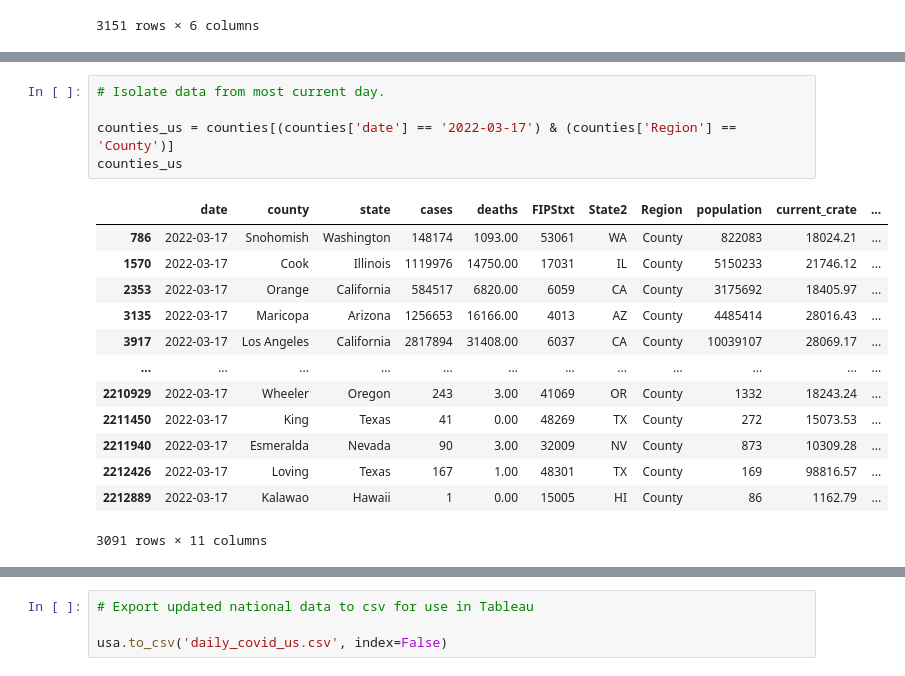
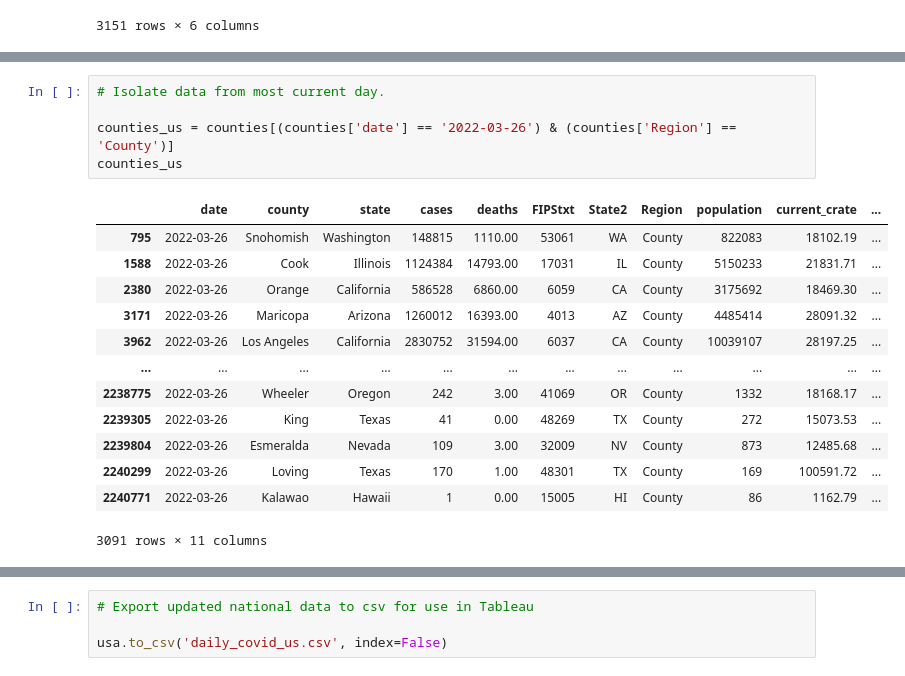
Before and after one commit to menlodoug/covid_crunching, a Jupyter notebook: pandas/COVID_USA.ipynb, the cells around one changed output, grey strips where cells are left out. Cells and saved outputs as stored; diff of their text form.

```diff
--- a/pandas/COVID_USA.ipynb
+++ b/pandas/COVID_USA.ipynb
@@ -94,21 +94,21 @@ counties
 # %%
 # Isolate data from most current day.
 
-counties_us = counties[(counties['date'] == '2022-03-17') & (counties['Region'] == 'County')]
+counties_us = counties[(counties['date'] == '2022-03-26') & (counties['Region'] == 'County')]
 counties_us
 # %% [output]
 |  | date | county | state | cases | deaths | FIPStxt | State2 | Region | population | current_crate | ... |
-| 786 | 2022-03-17 | Snohomish | Washington | 148174 | 1093.00 | 53061 | WA | County | 822083 | 18024.21 | ... |
-| 1570 | 2022-03-17 | Cook | Illinois | 1119976 | 14750.00 | 17031 | IL | County | 5150233 | 21746.12 | ... |
-| 2353 | 2022-03-17 | Orange | California | 584517 | 6820.00 | 6059 | CA | County | 3175692 | 18405.97 | ... |
-| 3135 | 2022-03-17 | Maricopa | Arizona | 1256653 | 16166.00 | 4013 | AZ | County | 4485414 | 28016.43 | ... |
-| 3917 | 2022-03-17 | Los Angeles | California | 2817894 | 31408.00 | 6037 | CA | County | 10039107 | 28069.17 | ... |
+| 795 | 2022-03-26 | Snohomish | Washington | 148815 | 1110.00 | 53061 | WA | County | 822083 | 18102.19 | ... |
+| 1588 | 2022-03-26 | Cook | Illinois | 1124384 | 14793.00 | 17031 | IL | County | 5150233 | 21831.71 | ... |
+| 2380 | 2022-03-26 | Orange | California | 586528 | 6860.00 | 6059 | CA | County | 3175692 | 18469.30 | ... |
+| 3171 | 2022-03-26 | Maricopa | Arizona | 1260012 | 16393.00 | 4013 | AZ | County | 4485414 | 28091.32 | ... |
+| 3962 | 2022-03-26 | Los Angeles | California | 2830752 | 31594.00 | 6037 | CA | County | 10039107 | 28197.25 | ... |
 | ... | ... | ... | ... | ... | ... | ... | ... | ... | ... | ... | ... |
-| 2210929 | 2022-03-17 | Wheeler | Oregon | 243 | 3.00 | 41069 | OR | County | 1332 | 18243.24 | ... |
-| 2211450 | 2022-03-17 | King | Texas | 41 | 0.00 | 48269 | TX | County | 272 | 15073.53 | ... |
-| 2211940 | 2022-03-17 | Esmeralda | Nevada | 90 | 3.00 | 32009 | NV | County | 873 | 10309.28 | ... |
-| 2212426 | 2022-03-17 | Loving | Texas | 167 | 1.00 | 48301 | TX | County | 169 | 98816.57 | ... |
-| 2212889 | 2022-03-17 | Kalawao | Hawaii | 1 | 0.00 | 15005 | HI | County | 86 | 1162.79 | ... |
+| 2238775 | 2022-03-26 | Wheeler | Oregon | 242 | 3.00 | 41069 | OR | County | 1332 | 18168.17 | ... |
+| 2239305 | 2022-03-26 | King | Texas | 41 | 0.00 | 48269 | TX | County | 272 | 15073.53 | ... |
+| 2239804 | 2022-03-26 | Esmeralda | Nevada | 109 | 3.00 | 32009 | NV | County | 873 | 12485.68 | ... |
+| 2240299 | 2022-03-26 | Loving | Texas | 170 | 1.00 | 48301 | TX | County | 169 | 100591.72 | ... |
+| 2240771 | 2022-03-26 | Kalawao | Hawaii | 1 | 0.00 | 15005 | HI | County | 86 | 1162.79 | ... |
 3091 rows × 11 columns
 # %%
 # Create up to date rates so rankings can be performed using the latest data.
```
Also changed, not shown: parts of 14 cells of this notebook, 45 other files.
